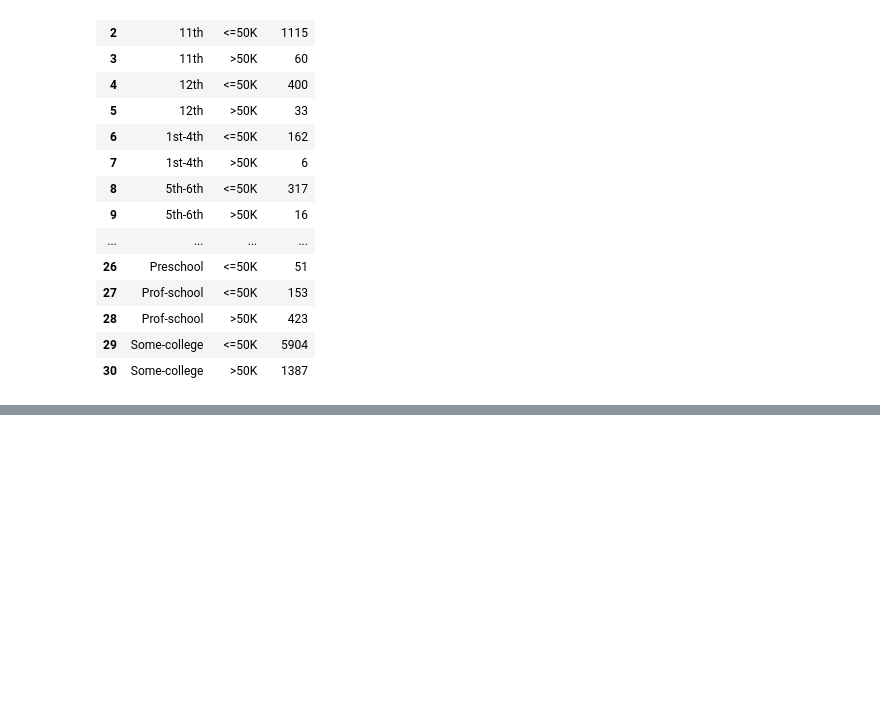
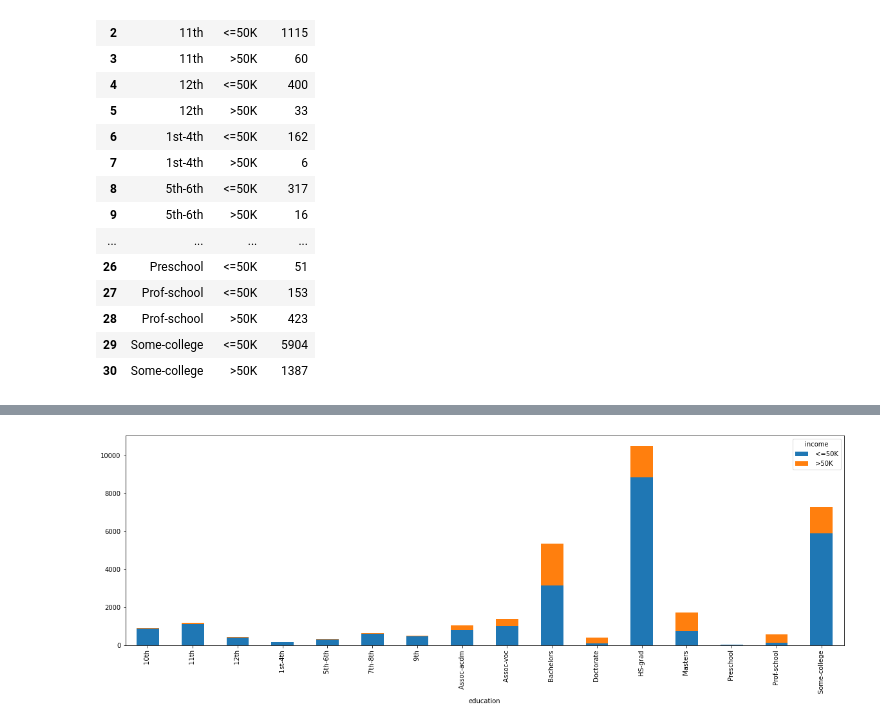
Before and after one commit to caiquemiranda/python-statistics, a Jupyter notebook: estatistica-machine-learning/x-chll03-dados-relativos.ipynb, the cells around one changed output, grey strips where cells are left out. Cells and saved outputs as stored; diff of their text form; code cells hidden in the pictures; blank space fills up the shorter version.

```diff
--- a/estatistica-machine-learning/x-chll03-dados-relativos.ipynb
+++ b/estatistica-machine-learning/x-chll03-dados-relativos.ipynb
@@ -91,0 +95,5 @@ plt.show()
+# %%
+# cricação de um novo subdataset de interesse e agrupadas por renda e educação
+
+dados3 = dados2.pivot(index='education', columns='income', values='counts')
+dados3
@@ -92,3 +119,9 @@ plt.show()
+# %%
+# visualização da distribuição dos dados por educação e renda
+
+dados3.plot(kind='bar', stacked=True, figsize=(20,6));
+# %% [output]
+[figure, added]
 # %%
 # separar por grupos de renda
 # ordem crescente de quantidade de registros
```
Also changed, not shown: parts of 4 cells of this notebook.
